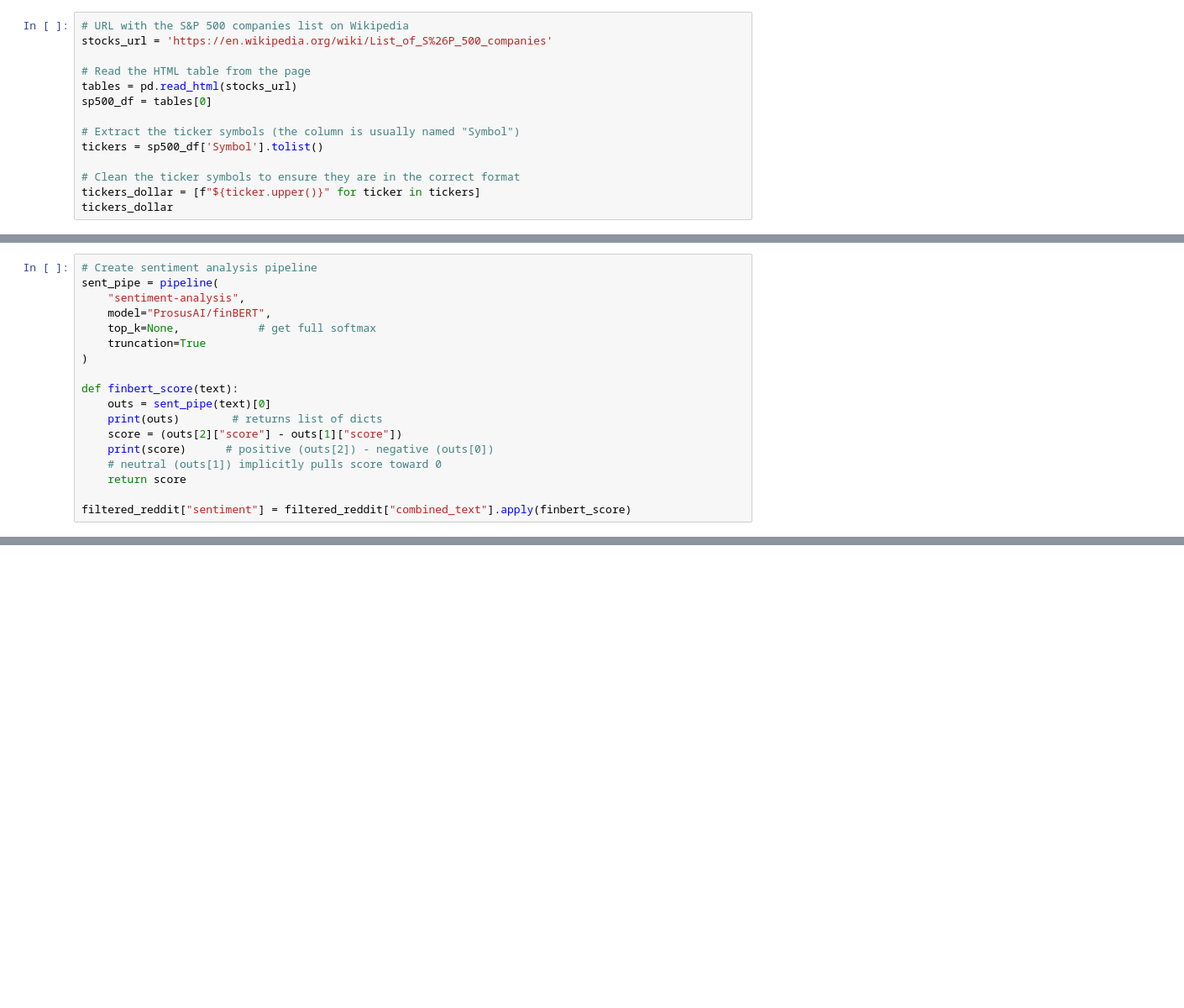
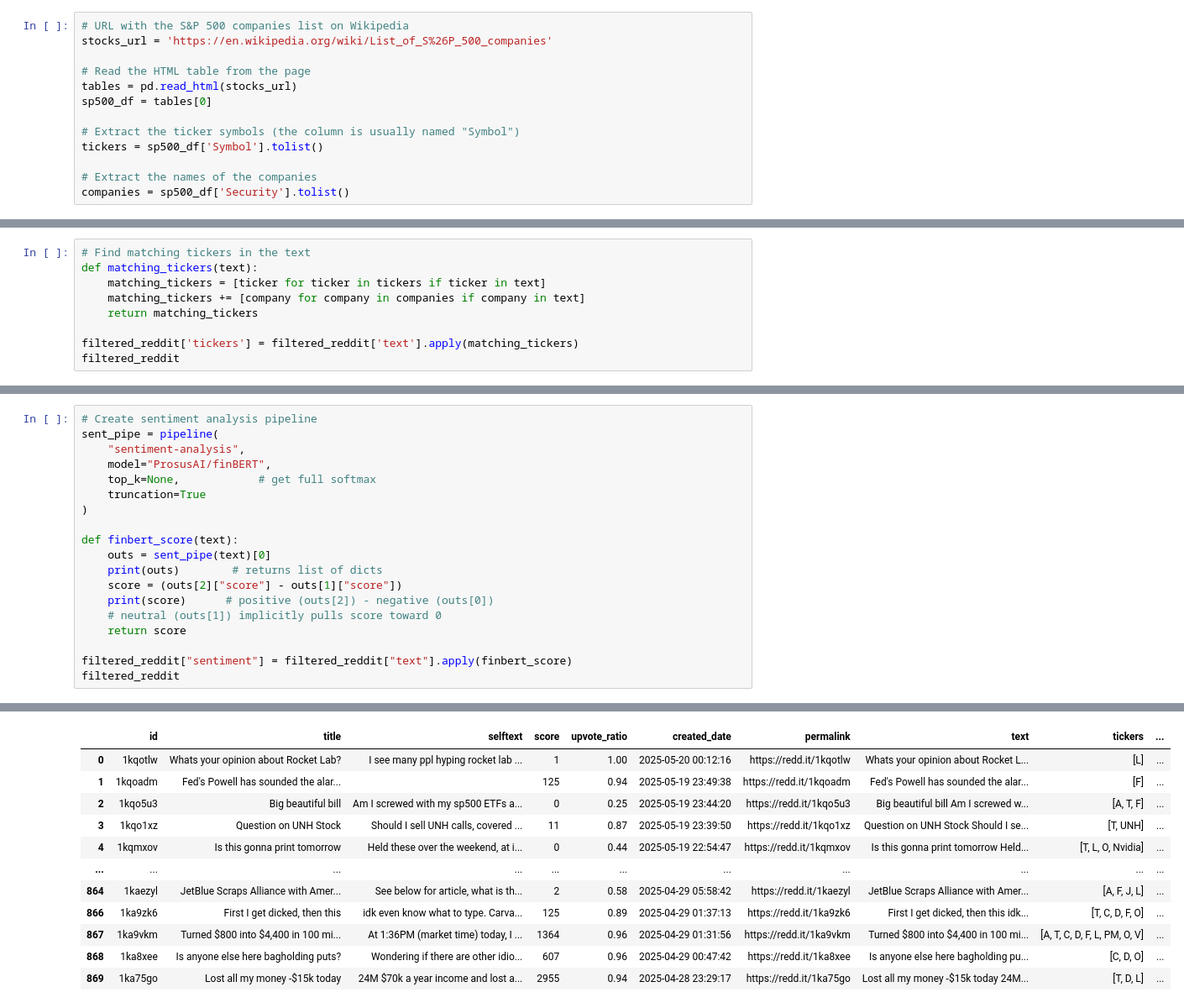
Before and after one commit to Chargent/Thesis, a Jupyter notebook: main.ipynb, the cells around one changed output, grey strips where cells are left out. Shown at 84% size. Drawn from its saved outputs; the diff is of its cells as text; blank space fills up the shorter version.

```diff
--- a/main.ipynb
+++ b/main.ipynb
@@ -66,6 +111,5 @@ sp500_df = tables[0]
 # Extract the ticker symbols (the column is usually named "Symbol")
 tickers = sp500_df['Symbol'].tolist()
 
-# Clean the ticker symbols to ensure they are in the correct format
-tickers_dollar = [f"${ticker.upper()}" for ticker in tickers]
-tickers_dollar
+# Extract the names of the companies
+companies = sp500_df['Security'].tolist()
@@ -122,0 +149,9 @@ filtered_reddit
+# %%
+# Find matching tickers in the text
+def matching_tickers(text):
+    matching_tickers = [ticker for ticker in tickers if ticker in text]
+    matching_tickers += [company for company in companies if company in text]
+    return matching_tickers
+
+filtered_reddit['tickers'] = filtered_reddit['text'].apply(matching_tickers)
+filtered_reddit
@@ -141,6 +190,7 @@ def finbert_score(text):
     # neutral (outs[1]) implicitly pulls score toward 0
     return score
 
-filtered_reddit["sentiment"] = filtered_reddit["combined_text"].apply(finbert_score)
+filtered_reddit["sentiment"] = filtered_reddit["text"].apply(finbert_score)
+filtered_reddit
 # %% [output]
 Device set to use cuda:0
@@ -163,0 +214,12 @@ Device set to use cuda:0
+|  | id | title | selftext | score | upvote_ratio | created_date | permalink | text | tickers | ... |
+| 0 | 1kqotlw | Whats your opinion about Rocket Lab? | I see many ppl hyping rocket lab ... | 1 | 1.00 | 2025-05-20 00:12:16 | https://redd.it/1kqotlw | Whats your opinion about Rocket L... | [L] | ... |
+| 1 | 1kqoadm | Fed's Powell has sounded the alar... |  | 125 | 0.94 | 2025-05-19 23:49:38 | https://redd.it/1kqoadm | Fed's Powell has sounded the alar... | [F] | ... |
+| 2 | 1kqo5u3 | Big beautiful bill | Am I screwed with my sp500 ETFs a... | 0 | 0.25 | 2025-05-19 23:44:20 | https://redd.it/1kqo5u3 | Big beautiful bill Am I screwed w... | [A, T, F] | ... |
+| 3 | 1kqo1xz | Question on UNH Stock | Should I sell UNH calls, covered ... | 11 | 0.87 | 2025-05-19 23:39:50 | https://redd.it/1kqo1xz | Question on UNH Stock Should I se... | [T, UNH] | ... |
+| 4 | 1kqmxov | Is this gonna print tomorrow | Held these over the weekend, at i... | 0 | 0.44 | 2025-05-19 22:54:47 | https://redd.it/1kqmxov | Is this gonna print tomorrow Held... | [T, L, O, Nvidia] | ... |
+| ... | ... | ... | ... | ... | ... | ... | ... | ... | ... | ... |
+| 864 | 1kaezyl | JetBlue Scraps Alliance with Amer... | See below for article, what is th... | 2 | 0.58 | 2025-04-29 05:58:42 | https://redd.it/1kaezyl | JetBlue Scraps Alliance with Amer... | [A, F, J, L] | ... |
+| 866 | 1ka9zk6 | First I get dicked, then this | idk even know what to type. Carva... | 125 | 0.89 | 2025-04-29 01:37:13 | https://redd.it/1ka9zk6 | First I get dicked, then this idk... | [T, C, D, F, O] | ... |
+| 867 | 1ka9vkm | Turned $800 into $4,400 in 100 mi... | At 1:36PM (market time) today, I ... | 1364 | 0.96 | 2025-04-29 01:31:56 | https://redd.it/1ka9vkm | Turned $800 into $4,400 in 100 mi... | [A, T, C, D, F, L, PM, O, V] | ... |
+| 868 | 1ka8xee | Is anyone else here bagholding puts? | Wondering if there are other idio... | 607 | 0.96 | 2025-04-29 00:47:42 | https://redd.it/1ka8xee | Is anyone else here bagholding pu... | [C, D, O] | ... |
+| 869 | 1ka75go | Lost all my money -$15k today | 24M $70k a year income and lost a... | 2955 | 0.94 | 2025-04-28 23:29:17 | https://redd.it/1ka75go | Lost all my money -$15k today 24M... | [T, D, L] | ... |
```
Also changed, not shown: parts of 18 cells of this notebook, 2 other files.
